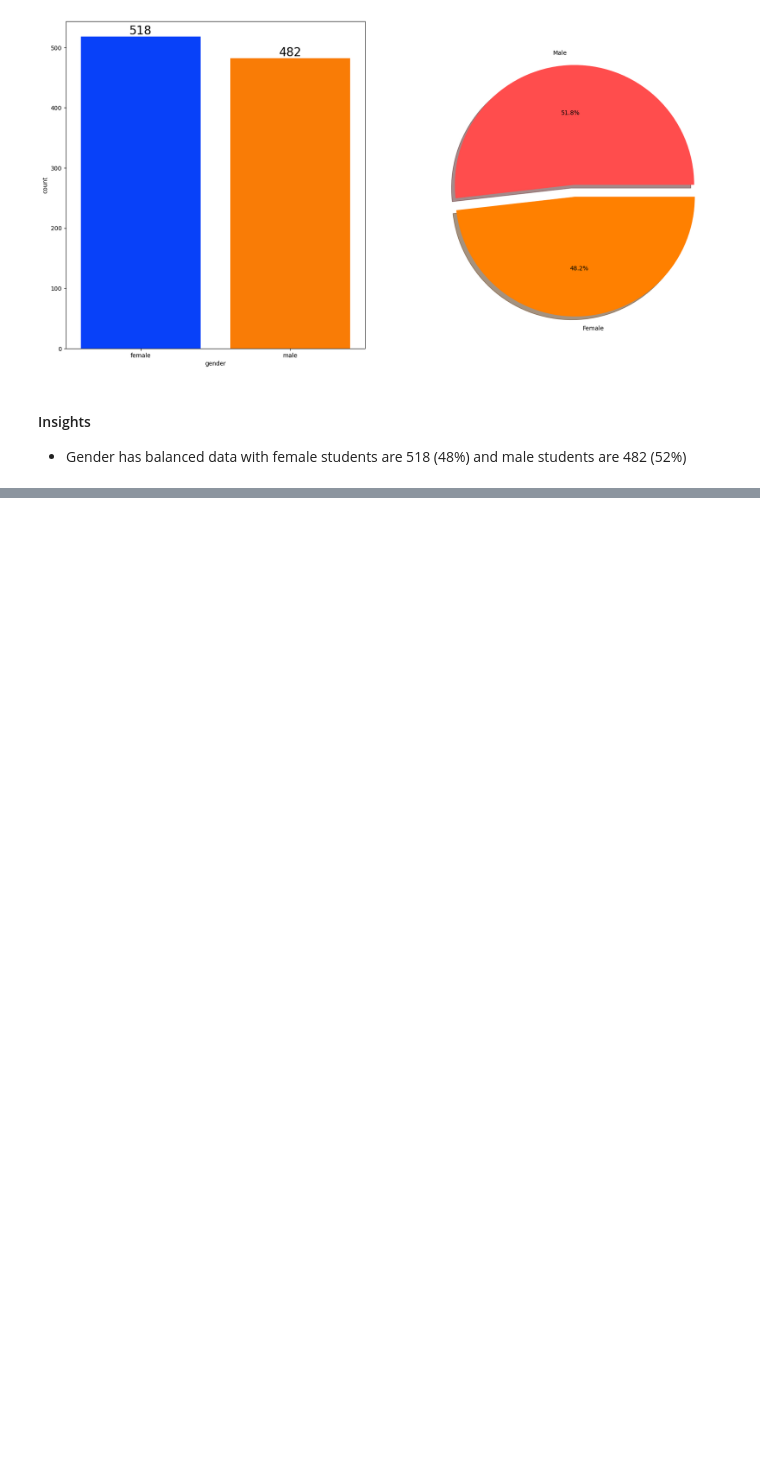
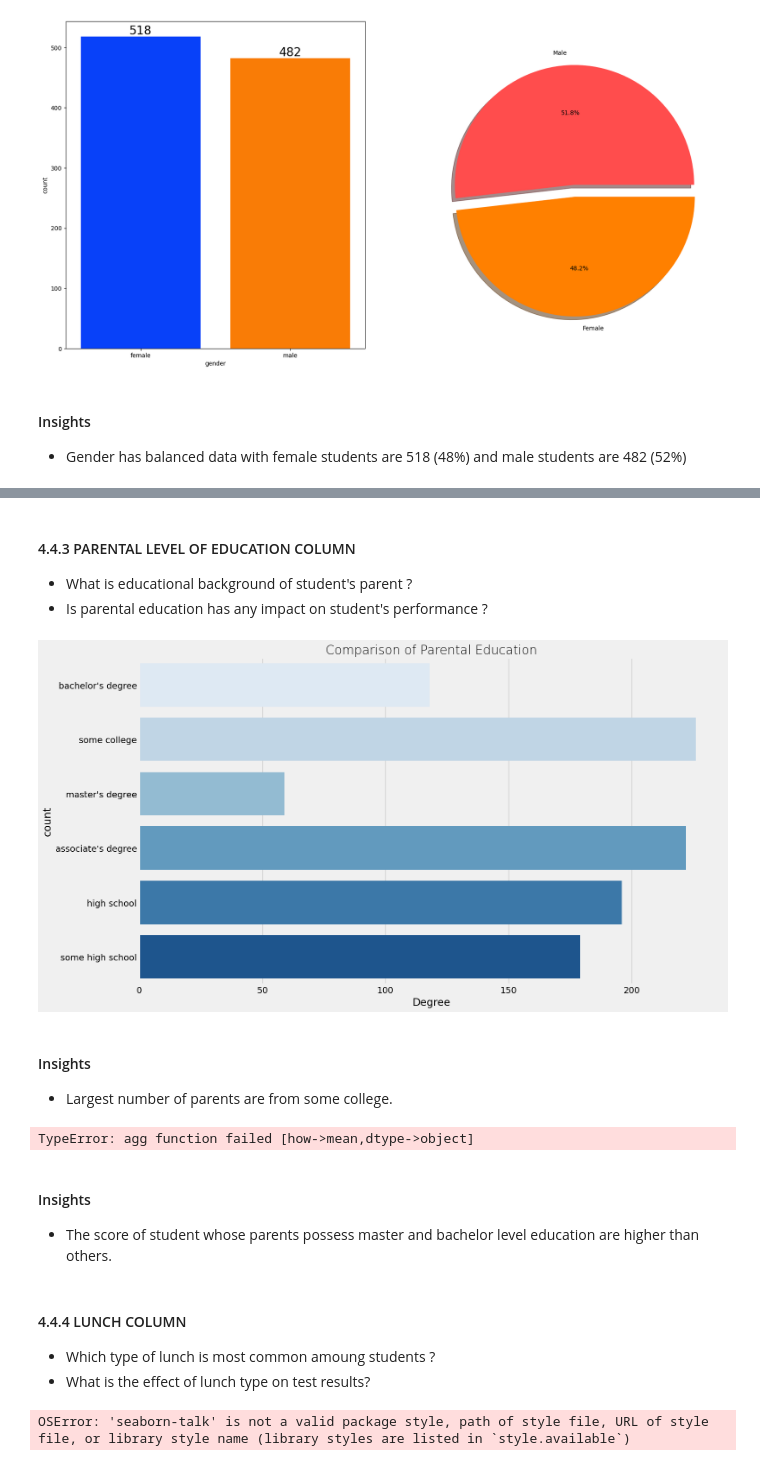
Before and after one commit to Sivakumar3988/azureml, a Jupyter notebook: notebook/eda.ipynb, the cells around one changed output, grey strips where cells are left out. Drawn from its saved outputs; the diff is of its cells as text; code cells hidden in the pictures; blank space fills up the shorter version.

```diff
--- a/notebook/eda.ipynb
+++ b/notebook/eda.ipynb
@@ -371,0 +419,40 @@ plt.show()
+# %% [markdown]
+#### 4.4.3 PARENTAL LEVEL OF EDUCATION COLUMN
+- What is educational background of student's parent ?
+- Is parental education has any impact on student's performance ?
+# %%
+plt.rcParams['figure.figsize'] = (15, 9)
+plt.style.use('fivethirtyeight')
+sns.countplot(df['parental_level_of_education'], palette = 'Blues')
+plt.title('Comparison of Parental Education', fontweight = 30, fontsize = 20)
+plt.xlabel('Degree')
+plt.ylabel('count')
+plt.show()
+# %% [output]
+[figure, added]
+# %% [markdown]
+#### Insights
+- Largest number of parents are from some college.
+# %%
+df.groupby('parental_level_of_education').agg('mean').plot(kind='barh',figsize=(10,10))
+plt.legend(bbox_to_anchor=(1.05, 1), loc=2, borderaxespad=0.)
+plt.show()
+# %% [output]
+TypeError: agg function failed [how->mean,dtype->object]
+# %% [markdown]
+#### Insights
+- The score of student whose parents possess master and bachelor level education are higher than others.
+# %% [markdown]
+#### 4.4.4 LUNCH COLUMN
+- Which type of lunch is most common amoung students ?
+- What is the effect of lunch type on test results?
+# %%
+plt.rcParams['figure.figsize'] = (15, 9)
+plt.style.use('seaborn-talk')
+sns.countplot(df['lunch'], palette = 'PuBu')
+plt.title('Comparison of different types of lunch', fontweight = 30, fontsize = 20)
+plt.xlabel('types of lunch')
+plt.ylabel('count')
+plt.show()
+# %% [output]
+OSError: 'seaborn-talk' is not a valid package style, path of style file, URL of style file, or library style name (library styles are listed in `style.available`)
```
Also changed, not shown: parts of 17 cells of this notebook, 5 other files.
